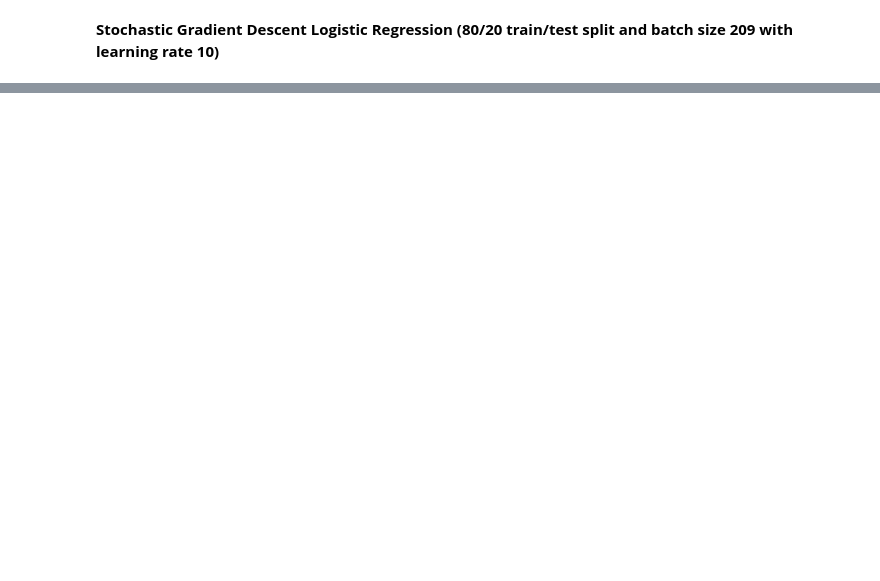
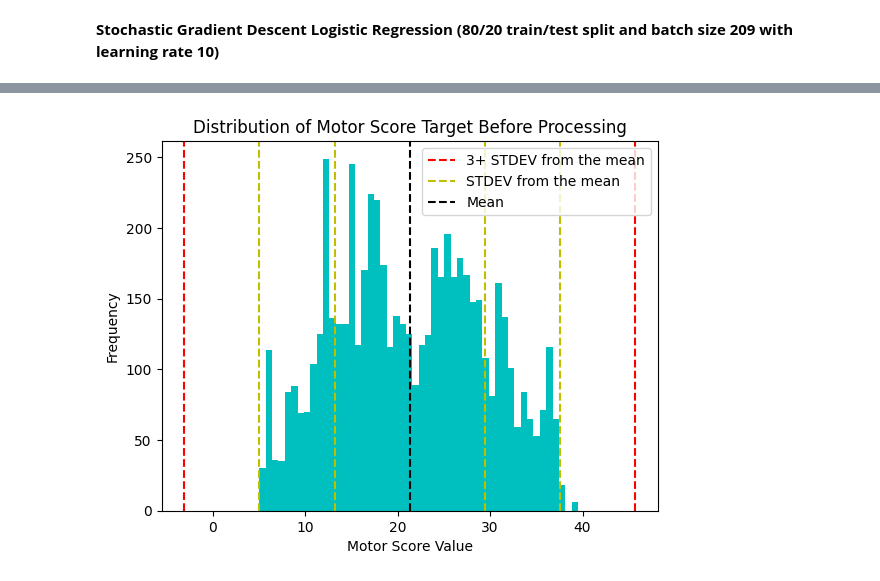
Before and after one commit to LeoDevUser/COMP551A1, a Jupyter notebook: results.ipynb, the cells around one changed output, grey strips where cells are left out. Saved outputs shown, nothing was run; the diff lists cells and outputs as text; code cells hidden in the pictures; blank space fills up the shorter version.

```diff
--- a/results.ipynb
+++ b/results.ipynb
@@ -514,0 +697,81 @@ Results for a 80/20 train/test split and batch size 209 with learning rate 10:
+# %%
+import numpy as np
+import matplotlib
+import matplotlib.pyplot as plt
+import pandas as pd
+import seaborn as sns
+from scipy import stats
+split = 80
+
+# fetch dataset
+df = pd.read_csv('parkinsons_updrs.csv')
+pd.set_option('display.max_columns', None)
+
+# data (as pandas dataframes)
+X = df.drop(columns=['motor_UPDRS', 'subject#']) #Features
+Y = df[['motor_UPDRS']] #Target
+
+#create plot of distribution of the target before processing
+avg = Y.mean(axis=0).iloc[0]
+sd = Y.std(axis=0).iloc[0]
+plt.hist(Y, color='c', bins = 50)
+plt.axvline(avg-3*sd, linestyle='dashed', color ='r', label = "3+ STDEV from the mean")
+plt.axvline(avg-2*sd, linestyle='dashed', color = 'y', label = "STDEV from the mean")
+plt.axvline(avg-sd, linestyle='dashed', color = 'y')
+plt.axvline(avg, linestyle='dashed', color = 'k', label = "Mean")
+plt.axvline(avg+sd, linestyle='dashed', color = 'y')
+plt.axvline(avg+2*sd, linestyle='dashed', color = 'y')
+plt.axvline(avg+3*sd, linestyle='dashed', color ='r')
+plt.title("Distribution of Motor Score Target Before Processing")
+plt.legend()
+plt.xlabel("Motor Score Value")
+plt.ylabel("Frequency")
+plt.show()
+
+
+#get correlation matrix
+corr = abs(X.corr())
+
+plt.figure(figsize=(16,12))
+plt.title("Correlation Matrix Heatmap for Parkinson's Motor Score Data Set")
+sns.heatmap(X.corr(), #plot heatmap for correlation matrix of mean variables for this dataset
+            annot=True,
+            cmap="coolwarm",
+            fmt=".2f",
+            linewidths=0.5,
+            )
+plt.show()
+
+#get upper triangular matrix
+upper = corr.where(np.triu(np.ones(corr.shape), k=1).astype(np.bool))
+# find features with correlation greater than 0.9 with each other
+to_drop = [column for column in upper.columns if any(upper[column] > 0.9)]
+# drop highly correlated features
+X = X.drop(to_drop, axis=1)
+
+#drop outliers with z score greater than 3
+z = np.abs(stats.zscore(X))
+#~0.2% (0.1 above and 0.1 below the mean) of data in a normally distributed dataset will fall in this range
+outlier_indices = np.where(z > 3)[0]
+print("Number of outlier instances dropped from Parkinson's Data Set: " + str(len(outlier_indices)))
+X = X.drop(outlier_indices)
+Y = Y.drop(outlier_indices)
+
+#create box plot of distribution of the target after processing
+avg = Y.mean(axis=0).iloc[0]
+sd = Y.std(axis=0).iloc[0]
+plt.hist(Y, color='c', bins = 50)
+plt.axvline(avg-3*sd, linestyle='dashed', color ='r', label = "3+ STDEV from the mean")
+plt.axvline(avg-2*sd, linestyle='dashed', color = 'y', label = "STDEV from the mean")
+plt.axvline(avg-sd, linestyle='dashed', color = 'y')
+plt.axvline(avg, linestyle='dashed', color = 'k', label = "Mean")
+plt.axvline(avg+sd, linestyle='dashed', color = 'y')
+plt.axvline(avg+2*sd, linestyle='dashed', color = 'y')
+plt.axvline(avg+3*sd, linestyle='dashed', color ='r')
+plt.title("Distribution of Motor Score Target After Processing")
+plt.xlabel("Motor Score Value")
+plt.ylabel("Frequency")
+plt.legend()
+plt.show()
+# %% [output]
+[figure, added]
```
Also changed, not shown: parts of 12 cells of this notebook, 3 other files.
